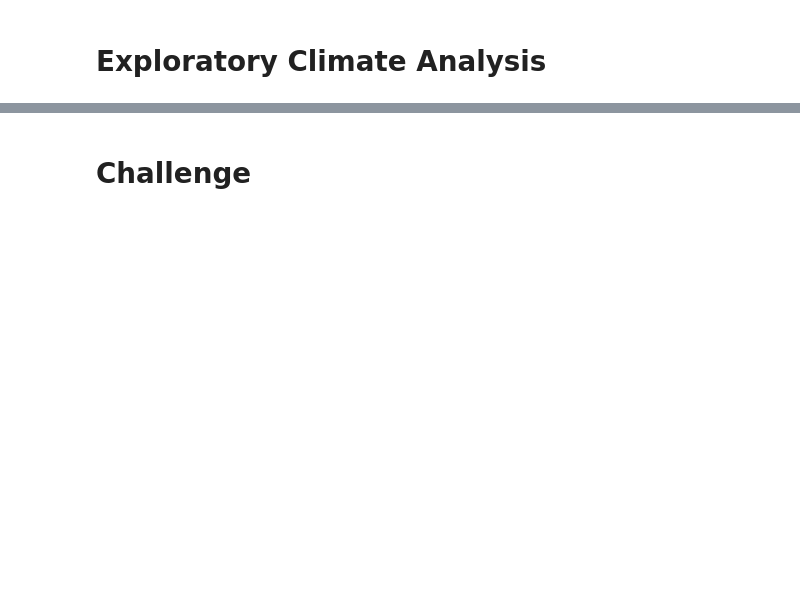
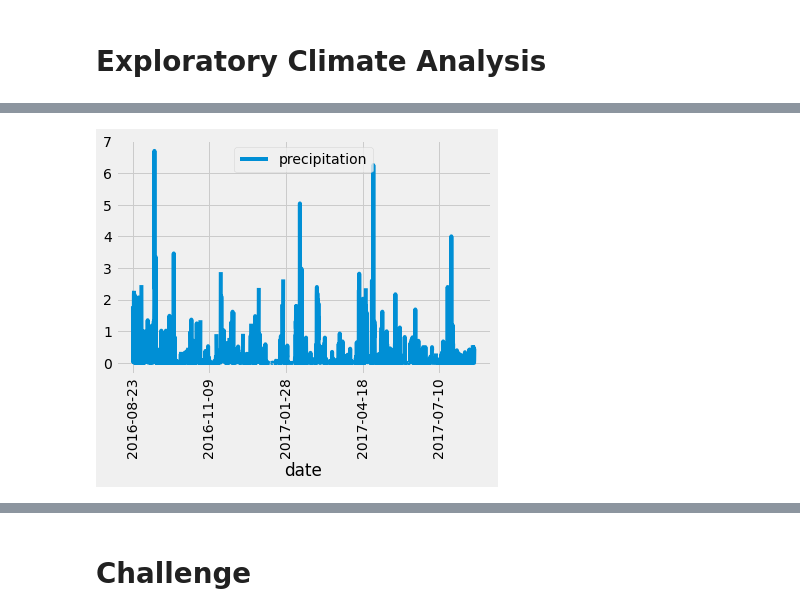
Before and after one commit to wbelayne21/surfs_up, a Jupyter notebook: climate_analysis.ipynb, the cells around one changed output, grey strips where cells are left out. Cells and saved outputs as stored; diff of their text form; code cells hidden in the pictures; blank space fills up the shorter version.

Commit message:
precipitation analysis

```diff
--- a/climate_analysis.ipynb
+++ b/climate_analysis.ipynb
@@ -58,0 +44,8 @@ Base.classes.keys()
+# %%
+# Calculate the date one year from the last date in data set.
+prev_year = dt.date(2017, 8, 23) - dt.timedelta(days=365)
+# %%
+# Perform a query to retrieve the data and precipitation scores and filter out anything older than prev_year
+results = []
+results = session.query(Measurement.date, Measurement.prcp).filter(Measurement.date >= prev_year).all()
+print(results)
@@ -58,0 +54,5 @@ Base.classes.keys()
+# %%
+# Save the query results as a Pandas DataFrame and set the index to the date column
+results_df = pd.DataFrame(results, columns=['date', 'precipitation'])
+results_df.set_index(results_df['date'], inplace = True)
+results_df
@@ -59,2 +112,9 @@ Base.classes.keys()
+# %%
+# Use Pandas Plotting with Matplotlib to plot the data
+results_df.plot()
+plt.xticks(rotation = 90)
+plt.show()
+# %% [output]
+[figure, added]
 # %%
 # Use Pandas to calcualte the summary statistics for the precipitation data
```
Also changed, not shown: parts of 17 cells of this notebook.
